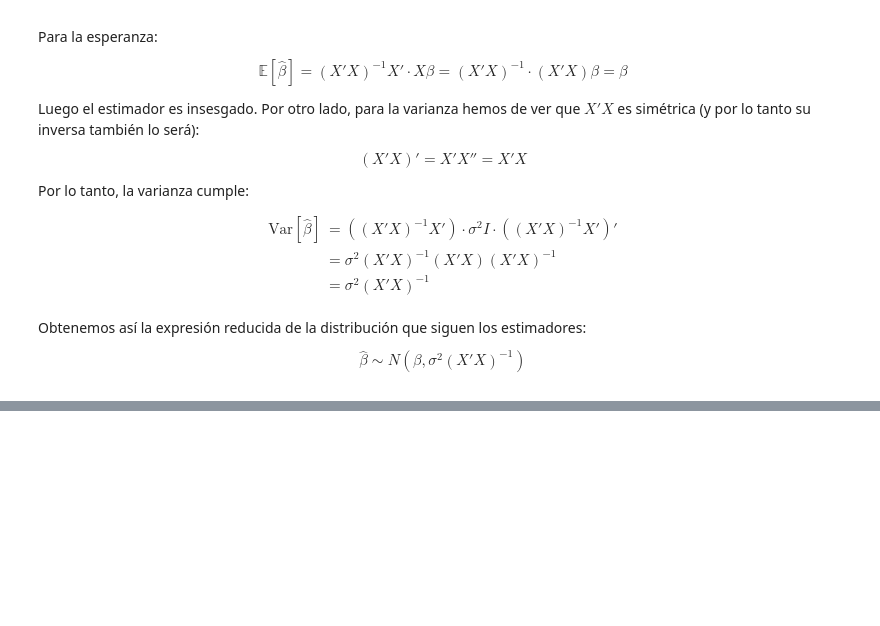
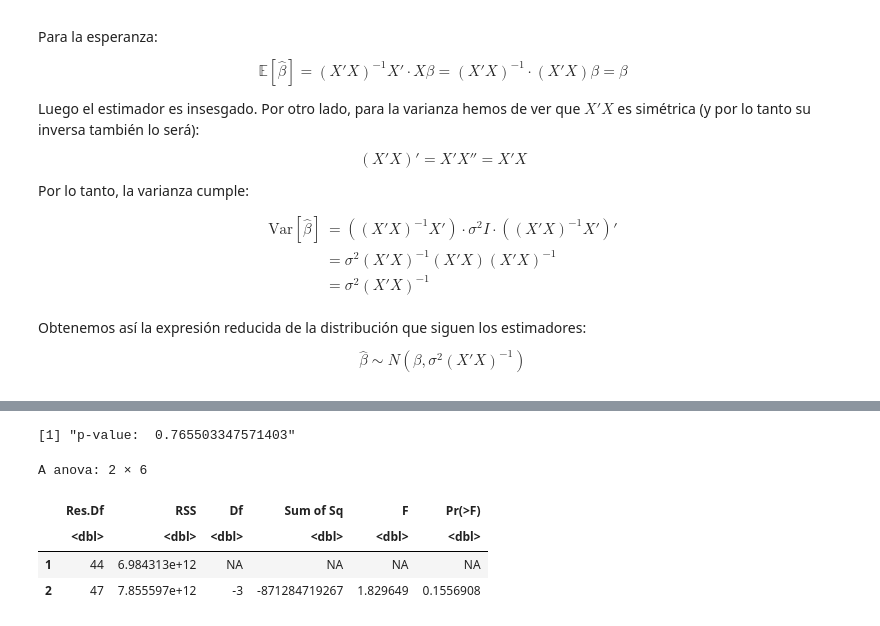
Before and after one commit to Ocete/mcd-mae, a Jupyter notebook: Entrega 3/ejercicios.ipynb, the cells around one changed output, grey strips where cells are left out. Drawn from its saved outputs; the diff is of its cells as text; code cells hidden in the pictures; blank space fills up the shorter version.

```diff
--- a/Entrega 3/ejercicios.ipynb
+++ b/Entrega 3/ejercicios.ipynb
@@ -303,0 +358,3 @@ Cumulative Proportion  9.933e-01 9.983e-01 1.000e+00 1.000e+00    1    1 1.00
+# %%
+complete_model <- lm(FuelC ~ ., data=fuel2001)
+summary(complete_model)
@@ -303,0 +379,3 @@ Cumulative Proportion  9.933e-01 9.983e-01 1.000e+00 1.000e+00    1    1 1.00
+# %%
+reduced_model <- lm(FuelC ~ Drivers + Miles + Pop, data=fuel2001)
+summary(reduced_model)
@@ -303,0 +402,17 @@ Cumulative Proportion  9.933e-01 9.983e-01 1.000e+00 1.000e+00    1    1 1.00
+# %%
+scr_complete <- summary(complete_model)$sigma
+scr_reduced <- summary(reduced_model)$sigma
+n <- nrow(fuel2001)
+p <- 6
+k <- 3
+
+print(paste('p-value: ', reduced_model_p_value(scr_complete, scr_reduced, n, p, k)))
+
+anova(complete_model, reduced_model)
+# %% [output]
+[1] "p-value:  0.765503347571403"
+A anova: 2 × 6
+|  | Res.Df | RSS | Df | Sum of Sq | F | Pr(>F) |
+|  | <dbl> | <dbl> | <dbl> | <dbl> | <dbl> | <dbl> |
+| 1 | 44 | 6.984313e+12 | NA | NA | NA | NA |
+| 2 | 47 | 7.855597e+12 | -3 | -871284719267 | 1.829649 | 0.1556908 |
```
Also changed, not shown: parts of 41 cells of this notebook.
